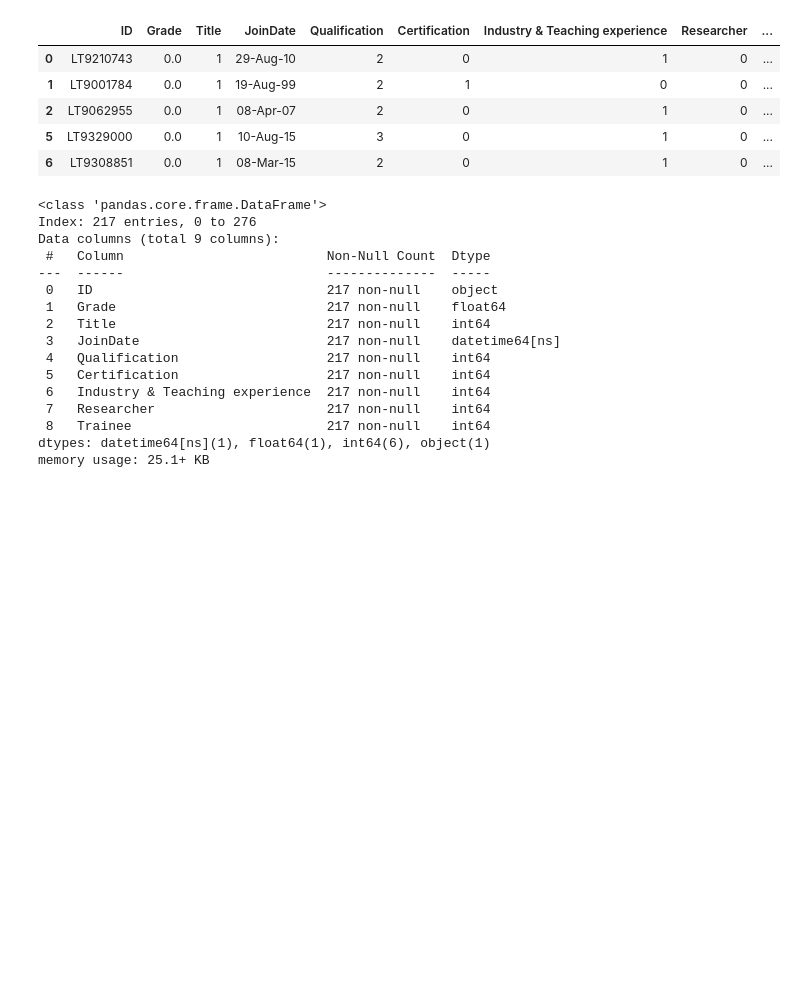
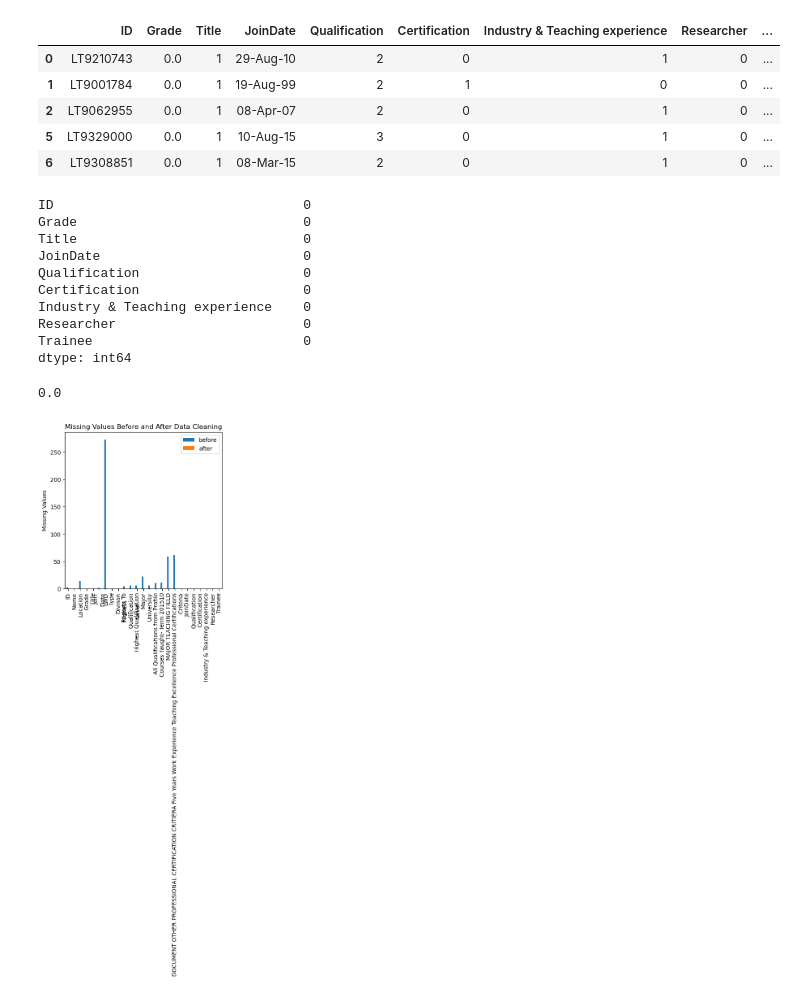
Before and after one commit to dogaanismail/pandas-data-cleaning, a Jupyter notebook: mid-module-assesment.ipynb, the cells around one changed output. Saved outputs shown, nothing was run; the diff lists cells and outputs as text; code cells hidden in the pictures; blank space fills up the shorter version.

```diff
--- a/mid-module-assesment.ipynb
+++ b/mid-module-assesment.ipynb
@@ -101,9 +110,20 @@ numerical_stats
+# %%
+# Calculate missing values before cleansing
+missing_before = df.isna().sum()
 # %%
 # Drop columns
-columns_to_drop = ["LWD", "Highest Qualification", "All Qualifications from Profile",
-                   "Courses Taught- Term 201510", "MAJOR TEACHING FIELD",
+columns_to_drop = ["LWD", "Highest Qualification",
+                   "All Qualifications from Profile",
+                   "Courses Taught- Term 201510",
+                   "MAJOR TEACHING FIELD",
                    "DOCUMENT OTHER PROFESSIONAL CERTIFICATION CRITIERA Five Years Work Experience Teaching Excellence Professional Certifications",
-                   "Type", "Divison", "Location", "Name", "Reports To", "Major", "University"]
+                   "Type",
+                   "Divison",
+                   "Location",
+                   "Name",
+                   "Reports To",
+                   "Major",
+                   "University"]
 df_cleaned = df.drop(columns=columns_to_drop)
 # %%
 df_cleaned.to_csv("SIS_Faculty-List_cleaned.csv")
@@ -317,21 +337,40 @@ df_cleaned.head()
 # %%
 df_cleaned['JoinDate'] = pd.to_datetime(df_cleaned['JoinDate'], format='%d-%b-%y')
 # %%
-df_cleaned.info()
+df_cleaned.isna().sum()
 # %% [output]
-<class 'pandas.core.frame.DataFrame'>
-Index: 217 entries, 0 to 276
-Data columns (total 9 columns):
- #   Column                          Non-Null Count  Dtype
----  ------                          --------------  -----
- 0   ID                              217 non-null    object
- 1   Grade                           217 non-null    float64
- 2   Title                           217 non-null    int64
- 3   JoinDate                        217 non-null    datetime64[ns]
- 4   Qualification                   217 non-null    int64
- 5   Certification                   217 non-null    int64
- 6   Industry & Teaching experience  217 non-null    int64
- 7   Researcher                      217 non-null    int64
- 8   Trainee                         217 non-null    int64
-dtypes: datetime64[ns](1), float64(1), int64(6), object(1)
-memory usage: 25.1+ KB
+ID                                0
+Grade                             0
+Title                             0
+JoinDate                          0
+Qualification                     0
+Certification                     0
+Industry & Teaching experience    0
+Researcher                        0
+Trainee                           0
+dtype: int64
+# %%
+# After cleansing
+total_missing_values_after = df_cleaned.isnull().sum().sum()
+percentage_missing_after = (total_missing_values_after / total_values) * 100
+percentage_missing_after
+# %% [output]
+0.0
+# %%
+# Calculate missing values after cleansing
+missing_after = df_cleaned.isna().sum()
+# %%
+# Create a combined DataFrame
+missing_df = pd.concat([missing_before, missing_after], axis=1)
+missing_df.columns = ['before', 'after']
+# %%
+# Plotting
+missing_df.plot(kind='bar', figsize=(5,5))
+plt.ylabel('Missing Values')
+plt.title('Missing Values Before and After Data Cleaning')
+plt.show()
+# Save figure
+plt.savefig('missing_values.png', dpi=600, bbox_inches='tight')
+plt.close()
+# %% [output]
+[figure, added]
```
Also changed, not shown: parts of 10 cells of this notebook.
